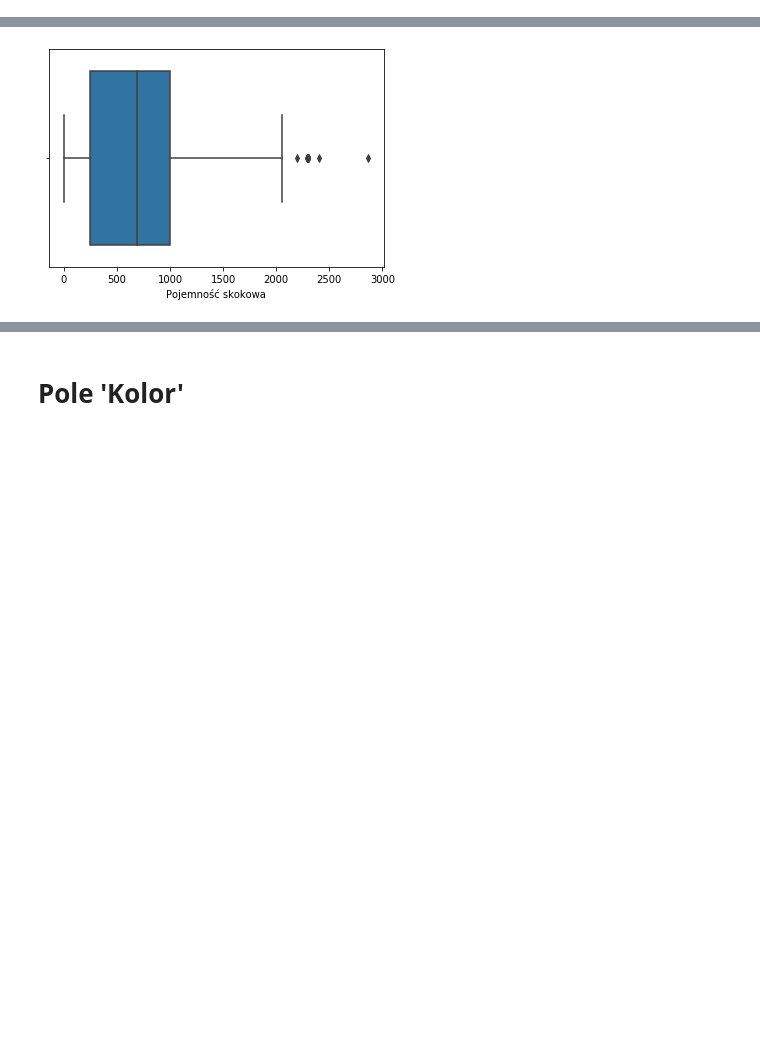
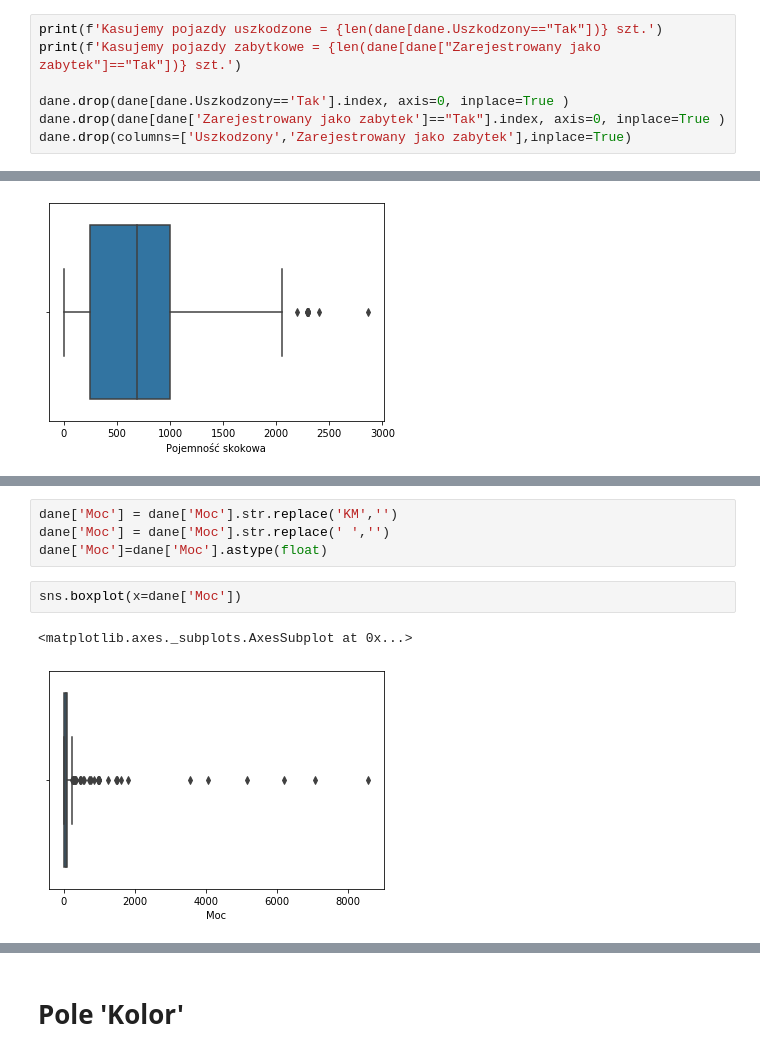
Before and after one commit to kordirko/motory, a Jupyter notebook: projekt_zaliczeniowy.ipynb, the cells around one changed output, grey strips where cells are left out. Saved outputs shown, nothing was run; the diff lists cells and outputs as text; blank space fills up the shorter version.

```diff
--- a/projekt_zaliczeniowy.ipynb
+++ b/projekt_zaliczeniowy.ipynb
@@ -236,0 +229,7 @@ dane.groupby('Waluta').count()
+# %%
+print(f'Kasujemy pojazdy uszkodzone = {len(dane[dane.Uszkodzony=="Tak"])} szt.')
+print(f'Kasujemy pojazdy zabytkowe = {len(dane[dane["Zarejestrowany jako zabytek"]=="Tak"])} szt.')
+
+dane.drop(dane[dane.Uszkodzony=='Tak'].index, axis=0, inplace=True )
+dane.drop(dane[dane['Zarejestrowany jako zabytek']=="Tak"].index, axis=0, inplace=True )
+dane.drop(columns=['Uszkodzony','Zarejestrowany jako zabytek'],inplace=True)
@@ -362,0 +339,9 @@ sns.boxplot(x=dane['Pojemność skokowa'])
+# %%
+dane['Moc'] = dane['Moc'].str.replace('KM','')
+dane['Moc'] = dane['Moc'].str.replace(' ','')
+dane['Moc']=dane['Moc'].astype(float)
+# %%
+sns.boxplot(x=dane['Moc'])
+# %% [output]
+<matplotlib.axes._subplots.AxesSubplot at 0x...>
+[figure, added]
```
Also changed, not shown: parts of 73 cells of this notebook.
